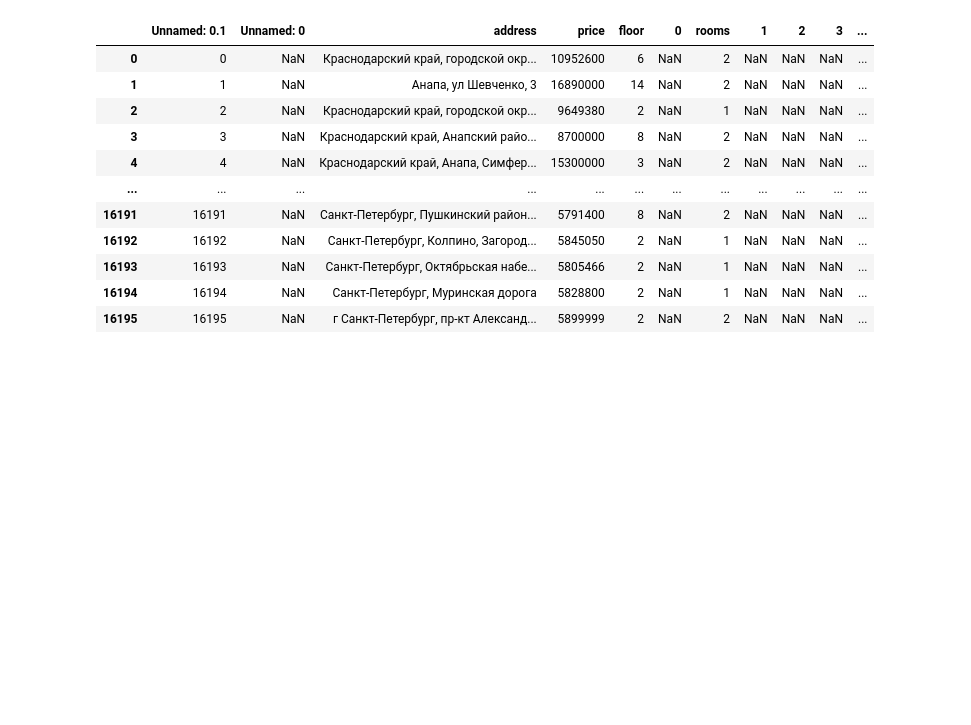
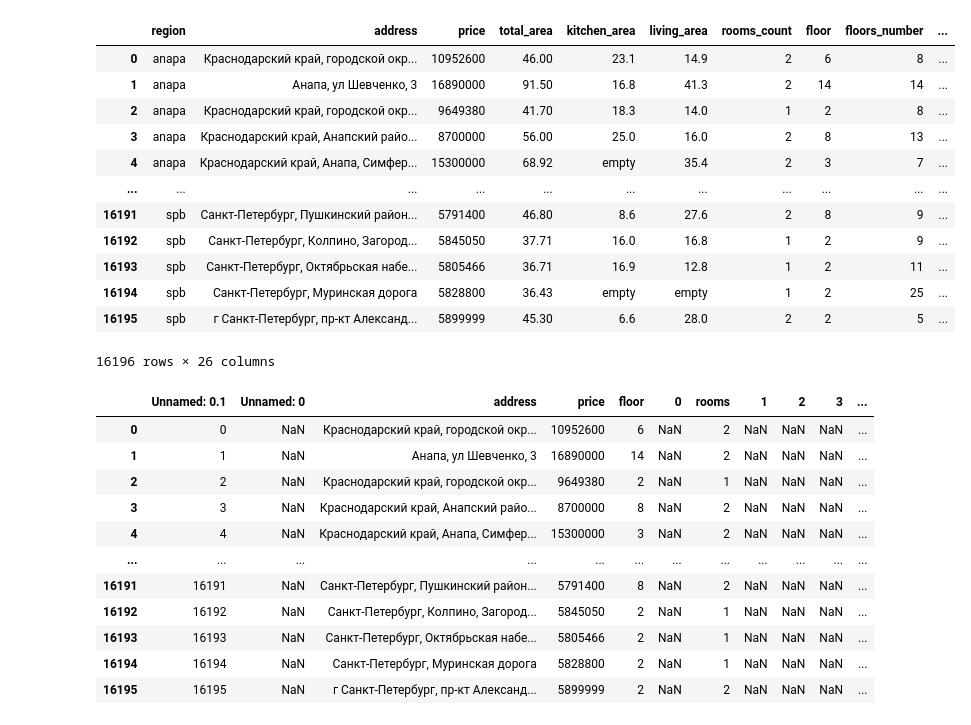
Before and after one commit to Sirius-2024-AI/parsing_data_DK, a Jupyter notebook: data_fusion.ipynb, the cells around one changed output. Saved outputs shown, nothing was run; the diff lists cells and outputs as text; code cells hidden in the pictures; blank space fills up the shorter version.

```diff
--- a/data_fusion.ipynb
+++ b/data_fusion.ipynb
@@ -7,3 +7,27 @@ main = pd.read_csv(r'C:\Users\danii\domclick-parser\main.csv')
+# %%
+file_list = glob.glob(r'C:\Users\danii\domclick-parser\parsing_and_data\cian\data_*.csv')
+
+# Объединяем файлы в один DataFrame
+df = pd.concat([pd.read_csv(file) for file in file_list], ignore_index=True)
+
+# Сохраняем объединенный DataFrame в файл
+df.to_csv('merged_data_cian.csv', index=False)
+# %%
+df
+# %% [output]
+|  | region | address | price | total_area | kitchen_area | living_area | rooms_count | floor | floors_number | ... |
+| 0 | anapa | Краснодарский край, городской окр... | 10952600 | 46.00 | 23.1 | 14.9 | 2 | 6 | 8 | ... |
+| 1 | anapa | Анапа, ул Шевченко, 3 | 16890000 | 91.50 | 16.8 | 41.3 | 2 | 14 | 14 | ... |
+| 2 | anapa | Краснодарский край, городской окр... | 9649380 | 41.70 | 18.3 | 14.0 | 1 | 2 | 8 | ... |
+| 3 | anapa | Краснодарский край, Анапский райо... | 8700000 | 56.00 | 25.0 | 16.0 | 2 | 8 | 13 | ... |
+| 4 | anapa | Краснодарский край, Анапа, Симфер... | 15300000 | 68.92 | empty | 35.4 | 2 | 3 | 7 | ... |
+| ... | ... | ... | ... | ... | ... | ... | ... | ... | ... | ... |
+| 16191 | spb | Санкт-Петербург, Пушкинский район... | 5791400 | 46.80 | 8.6 | 27.6 | 2 | 8 | 9 | ... |
+| 16192 | spb | Санкт-Петербург, Колпино, Загород... | 5845050 | 37.71 | 16.0 | 16.8 | 1 | 2 | 9 | ... |
+| 16193 | spb | Санкт-Петербург, Октябрьская набе... | 5805466 | 36.71 | 16.9 | 12.8 | 1 | 2 | 11 | ... |
+| 16194 | spb | Санкт-Петербург, Муринская дорога | 5828800 | 36.43 | empty | empty | 1 | 2 | 25 | ... |
+| 16195 | spb | г Санкт-Петербург, пр-кт Александ... | 5899999 | 45.30 | 6.6 | 28.0 | 2 | 2 | 5 | ... |
+16196 rows × 26 columns
 # %%
 main
 # %% [output]
```
Also changed, not shown: parts of 1 cell of this notebook, 4 other files.
